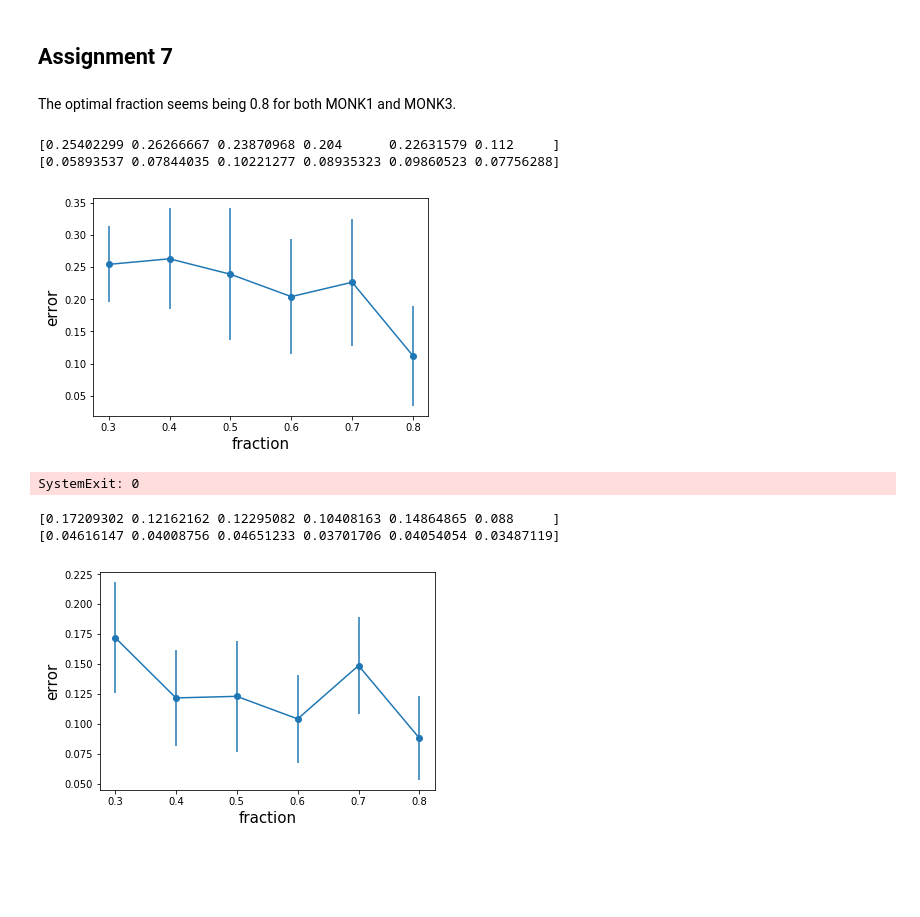
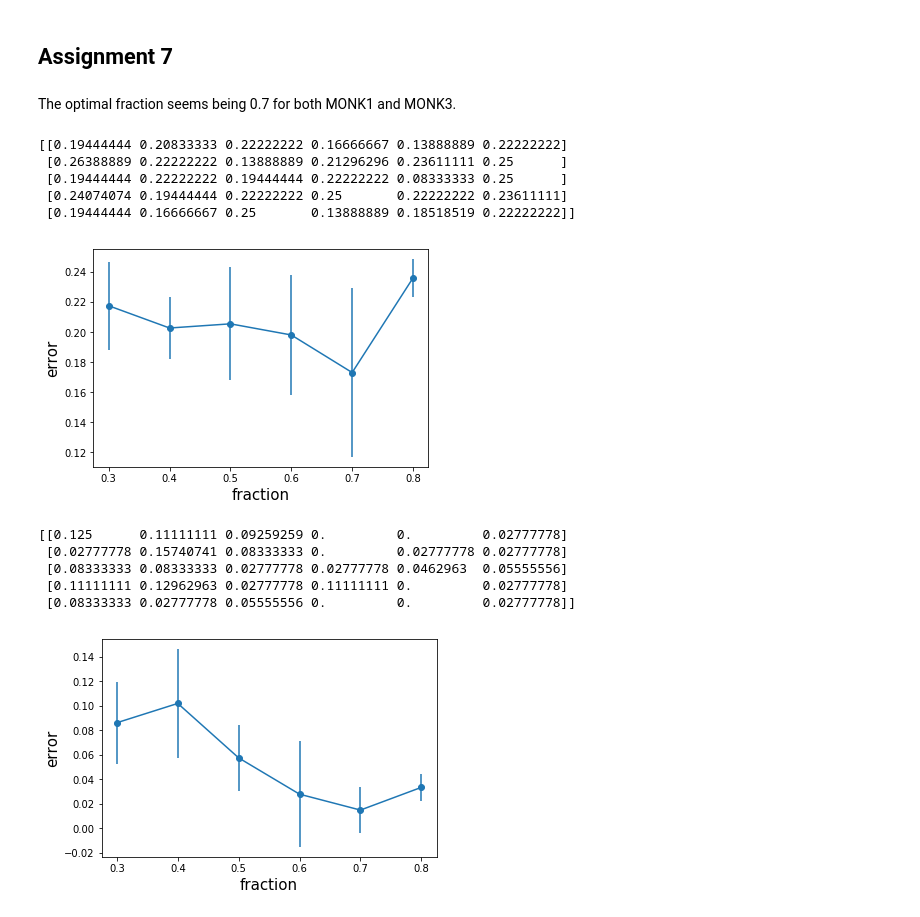
Before and after one commit to thnganguyen/machine-learning-KTH-DD2421, a Jupyter notebook: decission_trees/decisionTrees_N.ipynb, the cells around one changed output. Saved outputs shown, nothing was run; the diff lists cells and outputs as text; code cells hidden in the pictures; blank space fills up the shorter version.

```diff
--- a/decission_trees/decisionTrees_N.ipynb
+++ b/decission_trees/decisionTrees_N.ipynb
@@ -150,50 +148,68 @@ Pruning from a bias variance trade-off perspective?????????????
 # %% [markdown]
 ## Assignment 7
 # %% [markdown]
-The optimal fraction seems being 0.8 for both MONK1 and MONK3.
+The optimal fraction seems being 0.7 for both MONK1 and MONK3.
 # %%
 random.seed(123)
-n = 10
+n = 5
 fraction = np.array([0.3, 0.4, 0.5, 0.6, 0.7, 0.8])
-err_pr = np.zeros((n,len(fraction)))
-#t_pr = []
-for i, v in enumerate(fraction):
-    for j in range(n):
+bestE1 = np.zeros((n, len(fraction)))
+for i in range(n):
+    for j, v in enumerate(fraction):
         monk1train, monk1val = partition(m.monk1, v)
-        t = dt.buildTree(monk1train, m.attributes)
-    #    t_pr.append(dt.allPruned(t))
-        err_pr[j,i] = 1 - dt.check(t, monk1val)
-print(err_pr.mean(0))
-print(err_pr.std(0))
-plt.errorbar(fraction, err_pr.mean(0), yerr=err_pr.std(0), marker='o')
+        t0 = dt.buildTree(monk1train, m.attributes)
+        acc0 = dt.check(t0, monk1val)
+        prunedTrees = dt.allPruned(t0)
+        acc = [dt.check(t, monk1val) for t in prunedTrees]
+        vmax = max(acc)
+        while vmax>=acc0:
+            t0 = prunedTrees[acc.index(vmax)]
+            acc0 = vmax
+            prunedTrees = dt.allPruned(t0)
+            acc = [dt.check(t, monk1val) for t in prunedTrees]
+            vmax = max(acc)
+        bestE1[i,j] = 1 - dt.check(t0, m.monk1test)
+print(bestE1)
+plt.errorbar(fraction, bestE1.mean(0), yerr=bestE1.std(0), marker='o')
 plt.ylabel("error", fontsize=15)
 plt.xlabel("fraction", fontsize=15)
 plt.show()
 # %% [output]
-[0.25402299 0.26266667 0.23870968 0.204      0.22631579 0.112     ]
-[0.05893537 0.07844035 0.10221277 0.08935323 0.09860523 0.07756288]
+[[0.19444444 0.20833333 0.22222222 0.16666667 0.13888889 0.22222222]
+ [0.26388889 0.22222222 0.13888889 0.21296296 0.23611111 0.25      ]
+ [0.19444444 0.22222222 0.19444444 0.22222222 0.08333333 0.25      ]
+ [0.24074074 0.19444444 0.22222222 0.25       0.22222222 0.23611111]
+ [0.19444444 0.16666667 0.25       0.13888889 0.18518519 0.22222222]]
-[figure, old version]
+[figure, new version]
-# %%
-drawt.drawTree(t)
-# %% [output]
-SystemExit: 0
 # %%
 random.seed(123)
-n = 10
+n = 5
 fraction = np.array([0.3, 0.4, 0.5, 0.6, 0.7, 0.8])
-err_pr = np.zeros((n,len(fraction)))
-for i, v in enumerate(fraction):
-    for j in range(n):
+bestE3 = np.zeros((n, len(fraction)))
+for i in range(n):
+    for j, v in enumerate(fraction):
         monk3train, monk3val = partition(m.monk3, v)
-        t = dt.buildTree(monk3train, m.attributes)
-        err_pr[j,i] = 1 - dt.check(t, monk3val)
-print(err_pr.mean(0))
-print(err_pr.std(0))
-plt.errorbar(fraction, err_pr.mean(0), yerr=err_pr.std(0), marker='o')
+        t0 = dt.buildTree(monk3train, m.attributes)
+        acc0 = dt.check(t0, monk3val)
+        prunedTrees = dt.allPruned(t0)
+        acc = [dt.check(t, monk3val) for t in prunedTrees]
+        vmax = max(acc)
+        while vmax>=acc0:
+            t0 = prunedTrees[acc.index(vmax)]
+            acc0 = vmax
+            prunedTrees = dt.allPruned(t0)
+            acc = [dt.check(t, monk3val) for t in prunedTrees]
+            vmax = max(acc)
+        bestE3[i,j] = 1 - dt.check(t0, m.monk3test)
+print(bestE3)
+plt.errorbar(fraction, bestE3.mean(0), yerr=bestE3.std(0), marker='o')
 plt.ylabel("error", fontsize=15)
 plt.xlabel("fraction", fontsize=15)
 plt.show()
 # %% [output]
-[0.17209302 0.12162162 0.12295082 0.10408163 0.14864865 0.088     ]
-[0.04616147 0.04008756 0.04651233 0.03701706 0.04054054 0.03487119]
+[[0.125      0.11111111 0.09259259 0.         0.         0.02777778]
+ [0.02777778 0.15740741 0.08333333 0.         0.02777778 0.02777778]
+ [0.08333333 0.08333333 0.02777778 0.02777778 0.0462963  0.05555556]
+ [0.11111111 0.12962963 0.02777778 0.11111111 0.         0.02777778]
+ [0.08333333 0.02777778 0.05555556 0.         0.         0.02777778]]
-[figure, old version]
+[figure, new version]
```
Also changed, not shown: parts of 2 cells of this notebook, 6 other files.
